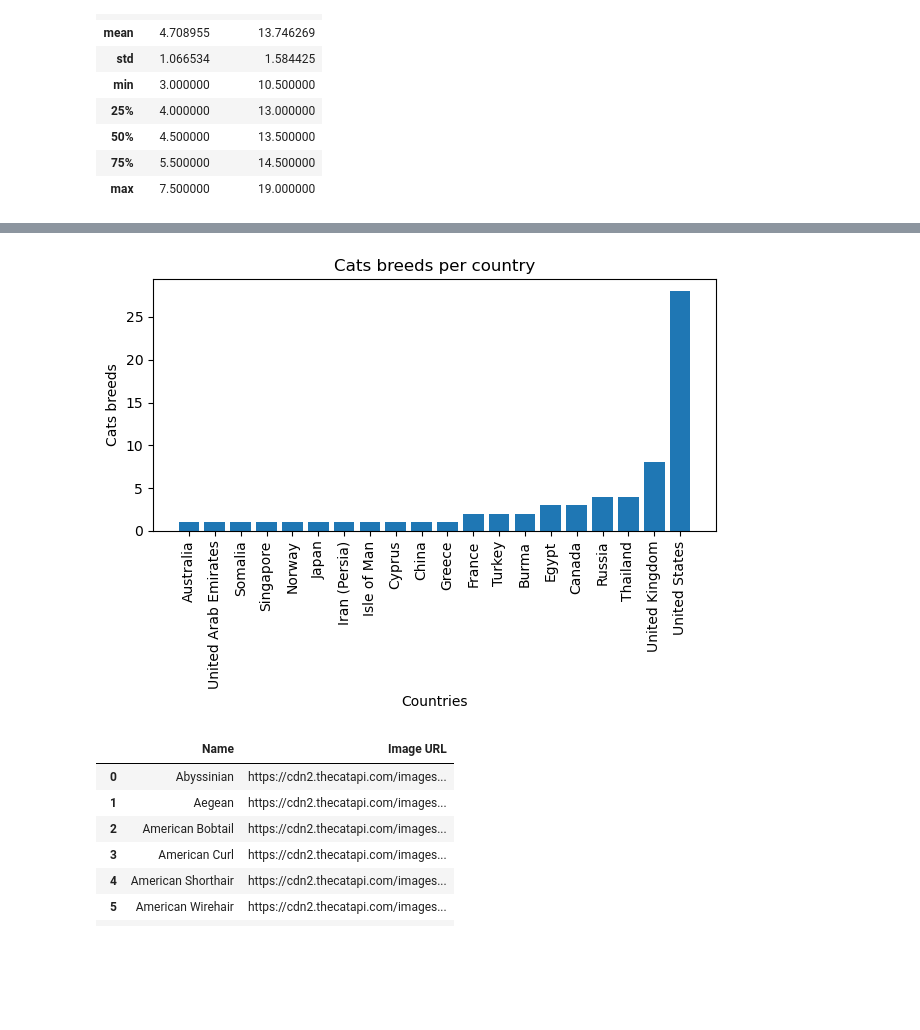
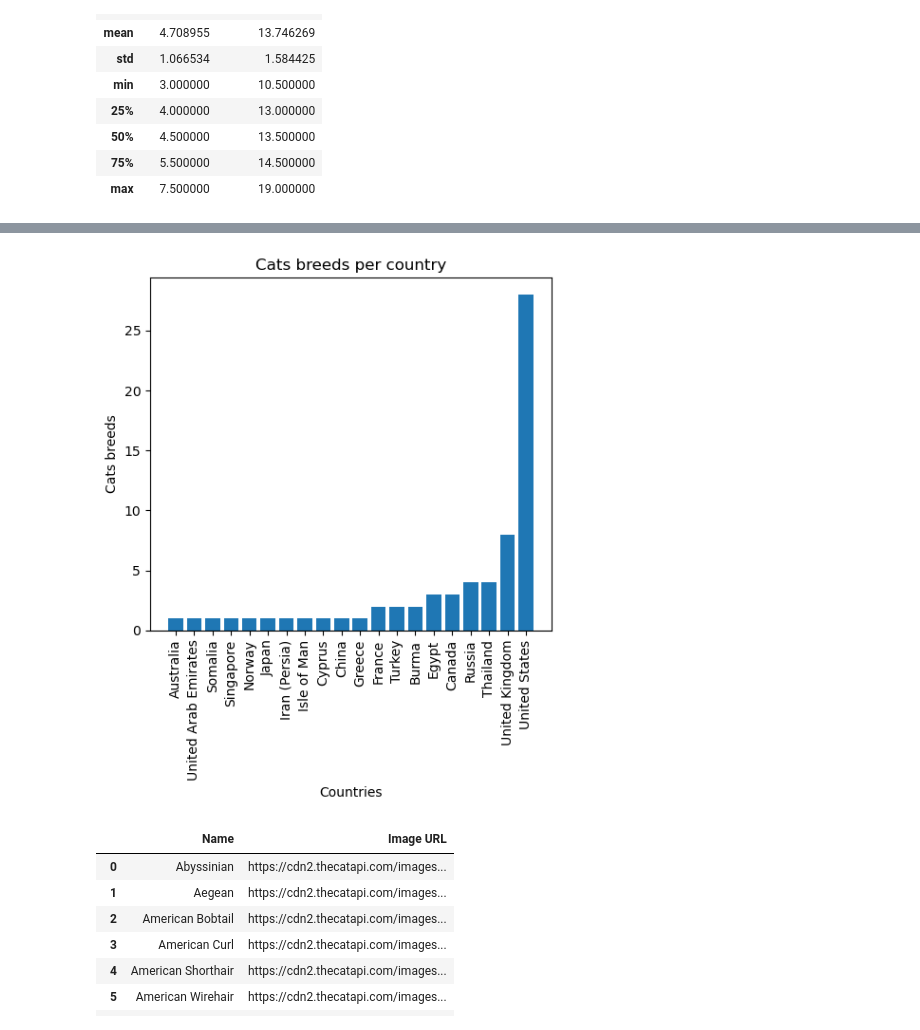
Before and after one commit to elisabethgrasia/data-analysis-with-python-spring-2025, a Jupyter notebook: week-5/exercise-1.1.ipynb, the cells around one changed output, grey strips where cells are left out. Saved outputs shown, nothing was run; the diff lists cells and outputs as text; code cells hidden in the pictures; blank space fills up the shorter version.

```diff
--- a/week-5/exercise-1.1.ipynb
+++ b/week-5/exercise-1.1.ipynb
@@ -271,19 +271,19 @@ df.describe(include='all')
 | max | NaN | NaN | NaN | NaN | 7.500000 | 19.000000 | NaN | NaN |
 # %%
 sorted_origin = df.groupby('Origin')['Origin'].count().sort_values()
-
+plt.figure(figsize=(5,6))
 countries = sorted_origin.index
 values = sorted_origin.values
 plt.bar(countries, values)
 plt.xlabel('Countries')
 plt.ylabel('Cats breeds')
 plt.title('Cats breeds per country')
 plt.xticks(rotation = 90)
 plt.tight_layout()
 plt.savefig('cats-breed.png')
 plt.show()
 # %% [output]
-[figure, old version]
+[figure, new version]
 # %%
 
 
```
Also changed, not shown: 12 other files.
